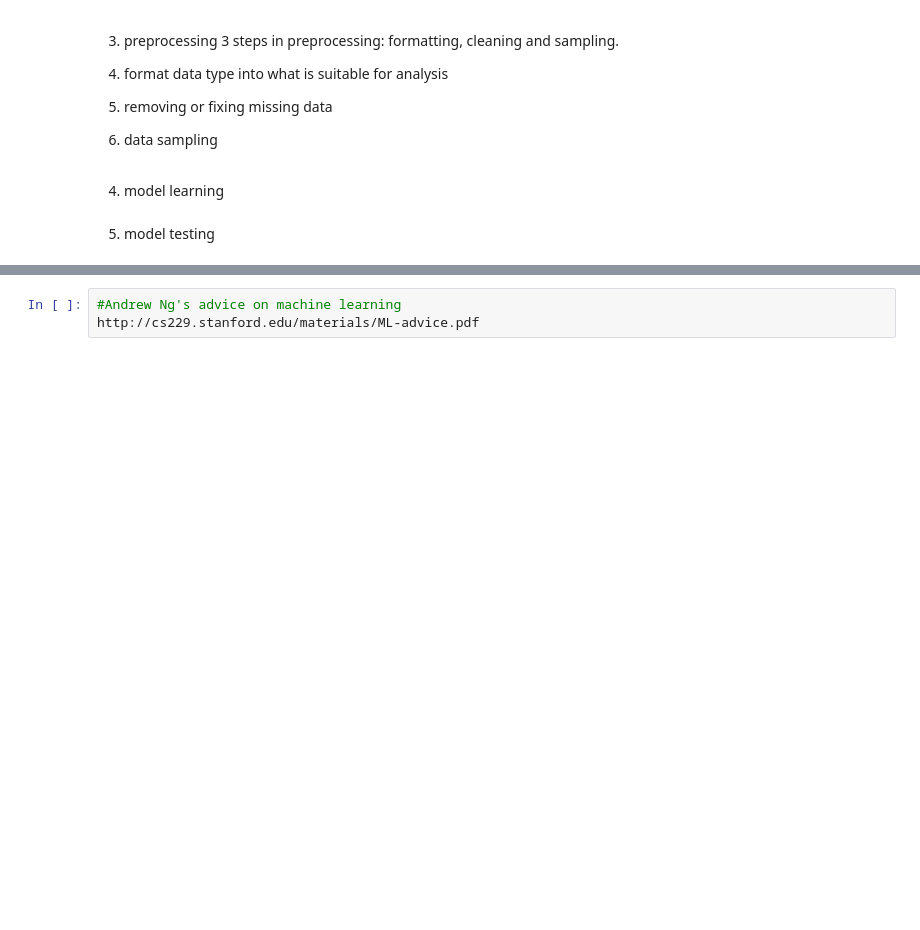
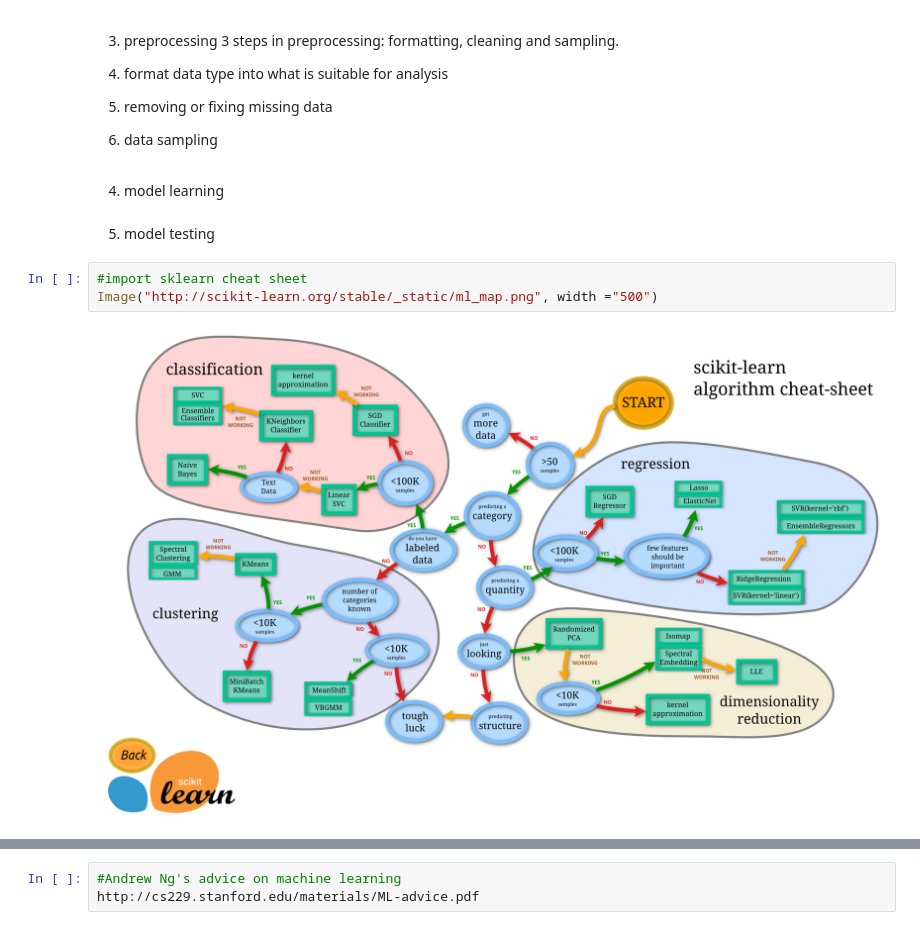
Before and after one commit to 7ayden/intro_to_ML, a Jupyter notebook: p1. Intro .ipynb, the cells around one changed output, grey strips where cells are left out. Saved outputs shown, nothing was run; the diff lists cells and outputs as text; blank space fills up the shorter version.

```diff
--- a/p1. Intro .ipynb
+++ b/p1. Intro .ipynb
@@ -146,6 +181,11 @@ Generate your own data
 4. model learning
 # %% [markdown]
 5. model testing
+# %%
+#import sklearn cheat sheet
+Image("http://scikit-learn.org/stable/_static/ml_map.png", width ="500")
+# %% [output]
+[figure, added]
 # %%
 import numpy as np
 import matplotlib.pyplot as plt
```
Also changed, not shown: parts of 23 cells of this notebook, 4 other files.
